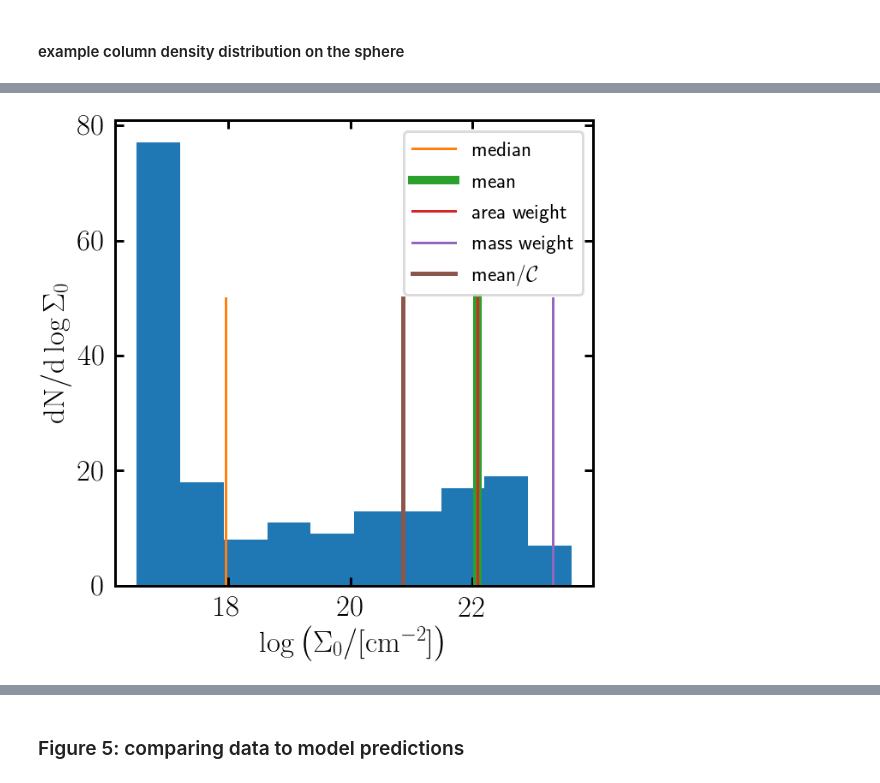
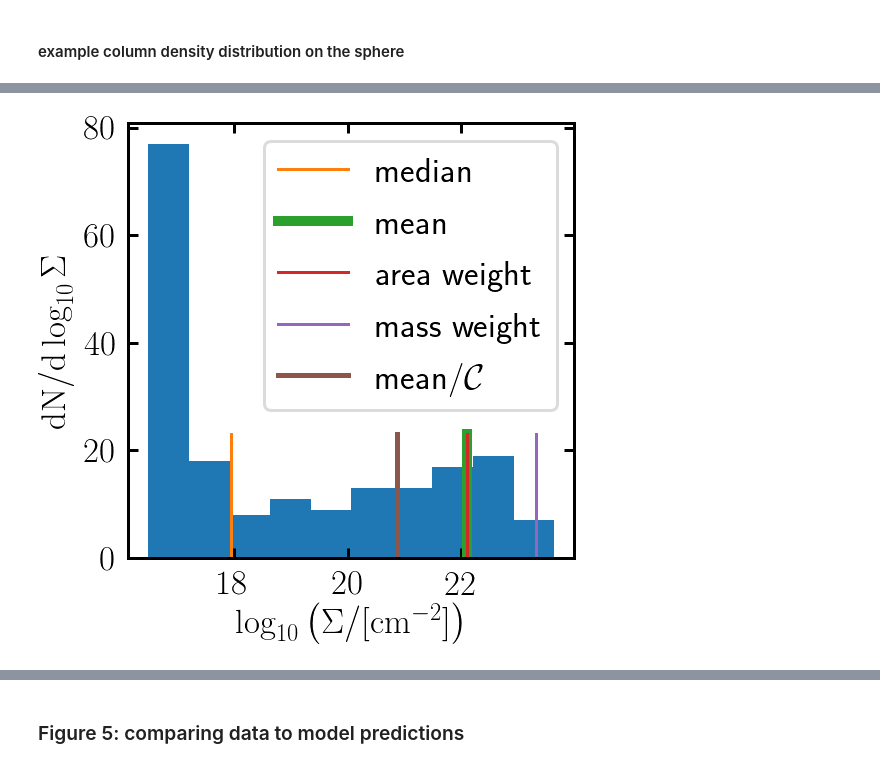
Before and after one commit to TobiBu/ISM_subgrid_clumping, a Jupyter notebook: ISM_subgrid_clumping.ipynb, the cells around one changed output, grey strips where cells are left out. Drawn from its saved outputs; the diff is of its cells as text; code cells hidden in the pictures.

```diff
--- a/ISM_subgrid_clumping.ipynb
+++ b/ISM_subgrid_clumping.ipynb
@@ -75,7 +77,7 @@ p_mass = 1.6726231e-24 #proton mass in grams
 # some data loading function
 def od_get_data(filename):
     '''
-    Unpacks a dataset (pickle file) created with the function cover_dom_mp.
+    Unpacks a dataset (pickle file) created with the function cover_dom_mpv_overlap.
 
 
     Parameters
@@ -197,15 +216,15 @@ def my_errf(dens,r,c,delta):
 # log-normal
 def lognorm(dens,dens_0,r,c):
     """
-    log normal density distribution
+    log normal density distribution as in equation 17 using equation 24 to replace sigma_0
     dens in log scale
     radius r in pc
     clumping factor c
     """
     sigma = np.sqrt(0.5*np.log(c))
-    dens_1 = r*(10**dens_0)*np.exp(-0.5*np.log(c)/2.)/(3*c)
+    dens_1 = r*(10**dens_0)*np.exp(-5.*np.log(c)/4.)/3.
 
-    return np.exp(-(dens-np.log10(dens_1))**2. / (2 * sigma**2.))
+    return np.exp(-(dens-np.log(dens_1))**2. / (2 * sigma**2.))
 # %% [markdown]
 ### Figure 3: Model predictions
 # %%
@@ -324,6 +439,8 @@ plt.savefig("./plots/c_vs_c.pdf", bbox_inches='tight')
 # %%
 # Fig. 4: clumping factor for different sphere radii
 
+cmap = plt.get_cmap("tab10")
+color = [2,4,1,3,0]
 names = ['./data/data_cellprop_500_nside4_1pc_R10_6000','./data/data_cellprop_500_nside4_1pc_R20_6000',
         './data/data_cellprop_500_nside4_1pc_R30_6000','./data/data_cellprop_500_nside4_1pc_R40_6000',
         './data/data_cellprop_500_nside4_1pc_R50_6000']
@@ -375,15 +492,25 @@ for name,rad in zip(names,[10,20,30,40,50]):
     bin_std, _, _ = stats.binned_statistic(np.log10(np.asarray(density)/p_mass),np.log10(np.asarray(clump)),
                             statistic=np.std,range=Range, bins=Nbin)
 
-    ax.errorbar(bin_centers+(j-3)*0.075,bin_means,xerr=[bin_width/2.]*len(bin_means),yerr=[bin_means-bin_Lquant,bin_Hquant-bin_means],label=r'$R=%i\, \rm{pc}$'%rad)
+    ax.errorbar(bin_centers+(j-3)*0.075,bin_means,xerr=[bin_width/2.]*len(bin_means),yerr=[bin_means-bin_Lquant,bin_Hquant-bin_means],c=cmap(color[j-1]),label=r'$R=%i\, \rm{pc}$'%rad)
+
+    #print(rad)
+    #print("means")
+    #print(bin_means)
+    #print("L quant")
+    #print(bin_Lquant)
+    #print("H quant")
+    #print(bin_Hquant)
+    #print("std")
+    #print(bin_std)
 
     #for x,y,z in zip(np.round(bin_means,2),np.round(bin_Lquant,2),np.round(bin_Hquant,2)):
     #    print(str(x) + "$_{"+str(y)+"}^{"+str(z)+"}")
 
     j += 1
 
-ax.set_xlabel(r"$\log\left(\bar{\rho}/\rm{cm^{-3}}\right)$")
-ax.set_ylabel(r"$\log\mathcal{C}_\rho$")
-ax.legend(fontsize=25,loc=2)
+ax.set_xlabel(r"$\log_{10}\left(\bar{\rho}/\rm{cm^{-3}}\right)$")
+ax.set_ylabel(r"$\log_{10}\mathcal{C}_\rho$")
+ax.legend(fontsize=35,loc=2)
 plt.savefig('./plots/c_vs_rho.pdf', bbox_inches='tight')
 # %% [output]
@@ -624,24 +751,25 @@ plt.savefig("./plots/den_vs_col_den.pdf", bbox_inches='tight')
 #### example column density distribution on the sphere
 # %%
 # cyan sphere
+plt.figure(figsize=(8,8))
 plt.hist(np.log10(col_den[yellow][0]*n_H/A_cm))
 
-plt.plot([np.log10(np.median(col_den[yellow][0]*n_H/A_cm)),np.log10(np.median(col_den[yellow][0]*n_H/A_cm))],[0,50],label='median')
-plt.plot([np.log10(np.mean(col_den[yellow][0]*n_H/A_cm)),np.log10(np.mean(col_den[yellow][0]*n_H/A_cm))],[0,50],lw=10,label='mean')
+plt.plot([np.log10(np.median(col_den[yellow][0]*n_H/A_cm)),np.log10(np.median(col_den[yellow][0]*n_H/A_cm))],[0,23],label='median')
+plt.plot([np.log10(np.mean(col_den[yellow][0]*n_H/A_cm)),np.log10(np.mean(col_den[yellow][0]*n_H/A_cm))],[0,23],lw=10,label='mean')
 
 b = (col_den[yellow][0]*n_H/A_cm)
 numer = np.sum(b*b)/(np.sum(b))
 denom = np.sum(b)/(192)
 av = numer/denom
-plt.plot([np.log10(denom),np.log10(denom)],[0,50],label='area weight')
-plt.plot([np.log10(numer),np.log10(numer)],[0,50],label='mass weight')
+plt.plot([np.log10(denom),np.log10(denom)],[0,23],label='area weight')
+plt.plot([np.log10(numer),np.log10(numer)],[0,23],label='mass weight')
 
 C = (numer/denom)
 print(C)
-plt.plot([np.log10(np.mean(col_den[yellow][0]*n_H/A_cm)/C),np.log10(np.mean(col_den[yellow][0]*n_H/A_cm)/C)],[0,50],lw=5,label=r'mean/$\mathcal{C}$')
+plt.plot([np.log10(np.mean(col_den[yellow][0]*n_H/A_cm)/C),np.log10(np.mean(col_den[yellow][0]*n_H/A_cm)/C)],[0,23],lw=5,label=r'mean/$\mathcal{C}$')
 
-plt.xlabel(r'$\log\left(\Sigma_0/[\rm{cm}^{-2}]\right)$')
-plt.ylabel(r'$\rm{d}N/\rm{d}\log\Sigma_0$')
-plt.legend(fontsize=25)
+plt.xlabel(r'$\log_{10}\left(\Sigma/[\rm{cm}^{-2}]\right)$')
+plt.ylabel(r'$\rm{d}N/\rm{d}\log_{10}\Sigma$')
+plt.legend(fontsize=35)
 plt.savefig("./plots/col_den_hist_cyan.pdf", bbox_inches='tight')
 # %% [output]
@@ -649,3 +777,3 @@ plt.savefig("./plots/col_den_hist_cyan.pdf", bbox_inches='tight')
-[figure, old version]
+[figure, new version]
 # %%
 # orange sphere
```
Also changed, not shown: parts of 23 cells of this notebook, 16 other files.
